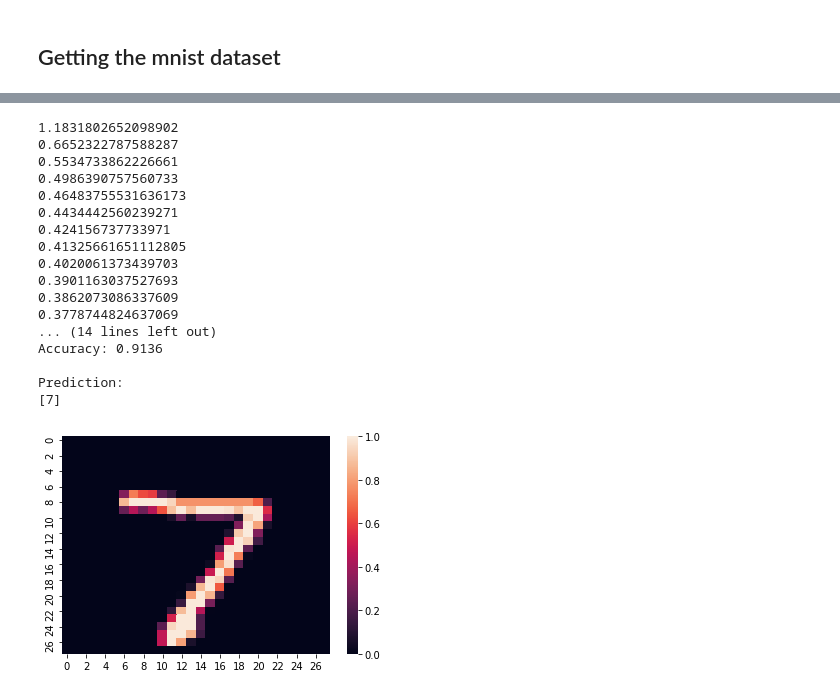
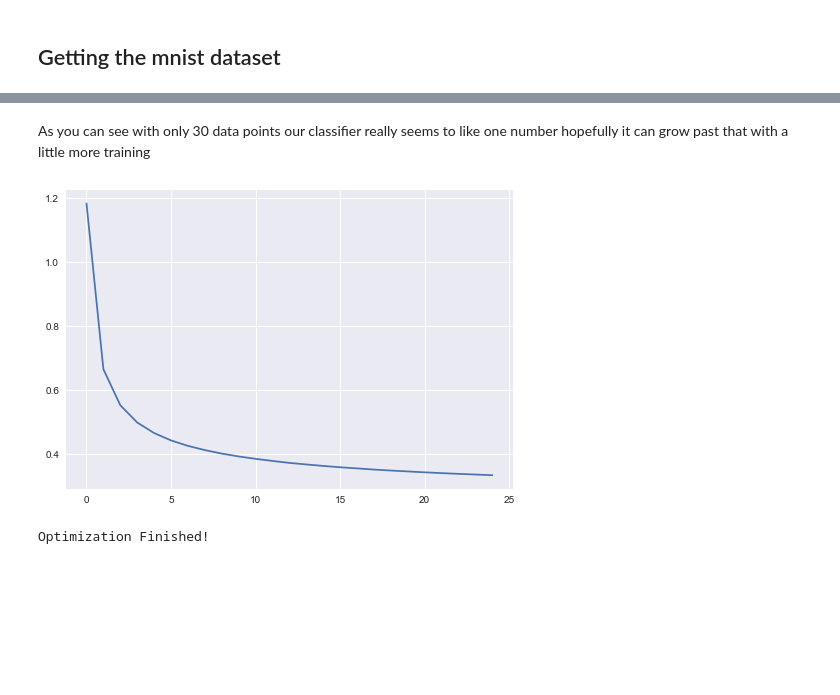
Before and after one commit to AndrewLaird/AI_Tutorials, a Jupyter notebook: Tensorflow intro.ipynb, the cells around one changed output, grey strips where cells are left out. Cells and saved outputs as stored; diff of their text form; code cells hidden in the pictures; blank space fills up the shorter version.

```diff
--- a/Tensorflow intro.ipynb
+++ b/Tensorflow intro.ipynb
@@ -189,57 +130,36 @@ Accuracy: 0.9134
+# %% [markdown]
+As you can see with only 30 data points our classifier really seems to like one number
+hopefully it can grow past that with a little more training
 # %%
 #now lets train alot
 training_epochs = 25
 batch_size = 100
 display_step = 1
 
 init = tf.global_variables_initializer()
-with tf.Session() as sess:
-    sess.run(init)
-    total = 0;
-    for epoch in range(training_epochs):
-        #train on 100 data points
-        avg_cost = 0;
-        total_batch = int(mnist.train.num_examples/batch_size)
-        for batch in range(total_batch):
-            batch_xs, batch_ys = mnist.train.next_batch(batch_size)
-            o,c = sess.run([optimizer,cost],feed_dict={X:batch_xs,Y:batch_ys})
+sess = tf.Session();
 
-            # Compute average loss
-            avg_cost += c / total_batch
-        if(epoch%display_step == 0):
-            print(avg_cost)
-            total = 0
-    print("Optimization Finished!")
-    # Test model
-    correct_prediction = tf.equal(tf.argmax(thresholded_pred, 1), tf.argmax(Y, 1))
-    # Calculate accuracy
-    accuracy = tf.reduce_mean(tf.cast(correct_prediction, tf.float32))
-    print("Accuracy:", accuracy.eval({X: mnist.test.images, Y: mnist.test.labels}))
+sess.run(init)
 
-    #show some examples
-    num = mnist.test.images[i]
-    num_2d = array_to_num(num)
-    #seaborn.heatmap(num_2d)
-    print()
-    print("Prediction:")
-    print(sess.run(val,feed_dict={X:[num]}))
-    seaborn.heatmap(num_2d)
+points = [];
+plot = plt.plot([x for x in range(len(points))],points);
+for epoch in range(training_epochs):
+    #train on 100 data points
+    avg_cost = 0;
+    total_batch = int(mnist.train.num_examples/batch_size)
+    for batch in range(total_batch):
+        batch_xs, batch_ys = mnist.train.next_batch(batch_size)
+        o,c = sess.run([optimizer,cost],feed_dict={X:batch_xs,Y:batch_ys})
+        # Compute average loss
+        avg_cost += c / total_batch
+    if(epoch%display_step == 0):
+        if(epoch!=training_epochs-1):
+                plt.close()
+        points.append(avg_cost)
+        #print(avg_cost)
+plt.plot([x for x in range(len(points))],points)
+plt.show()
+print("Optimization Finished!")
 # %% [output]
+[figure, new version]
-1.1831802652098902
-0.6652322787588287
-0.5534733862226661
-0.4986390757560733
-0.46483755531636173
-0.4434442560239271
-0.424156737733971
-0.41325661651112805
-0.4020061373439703
-0.3901163037527693
-0.3862073086337609
-0.3778744824637069
-... (14 lines left out)
-Accuracy: 0.9136
-
-Prediction:
-[7]
+Optimization Finished!
-[figure, old version]
```
Also changed, not shown: parts of 8 cells of this notebook.
